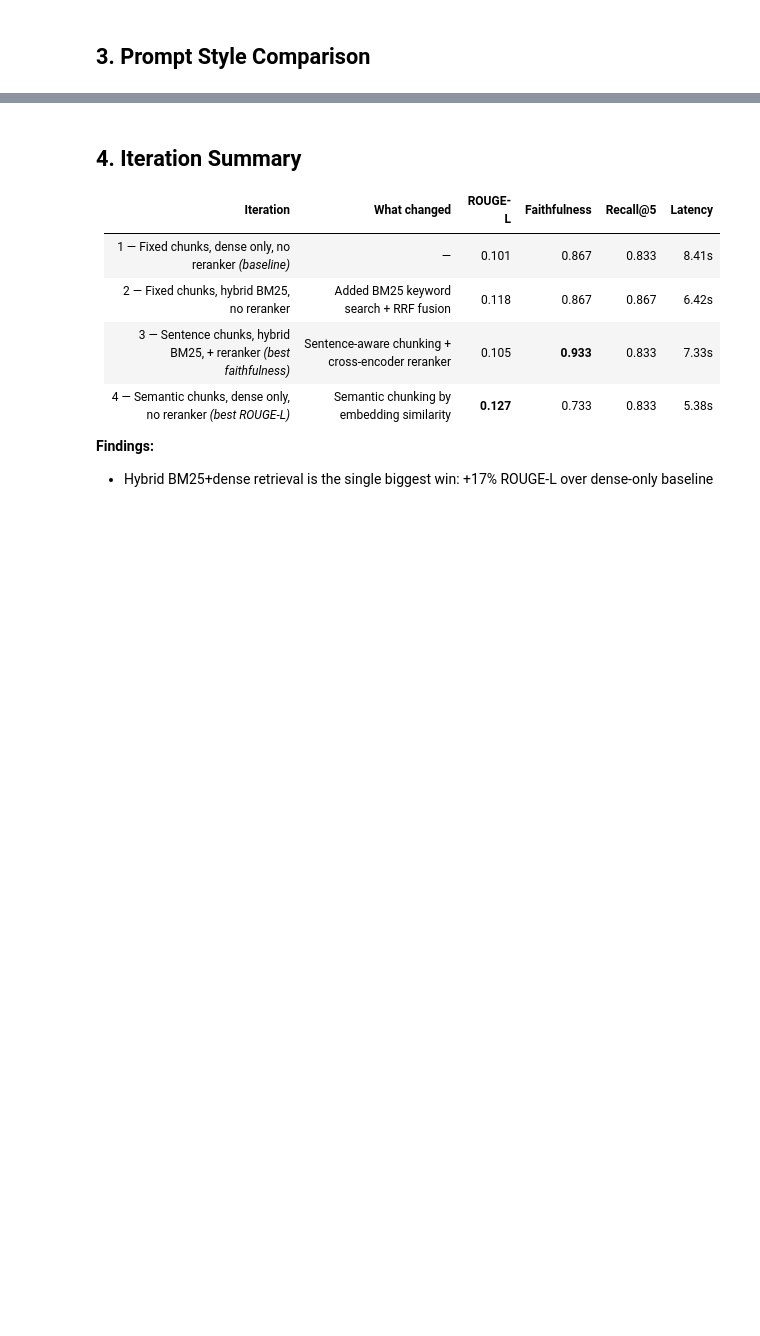
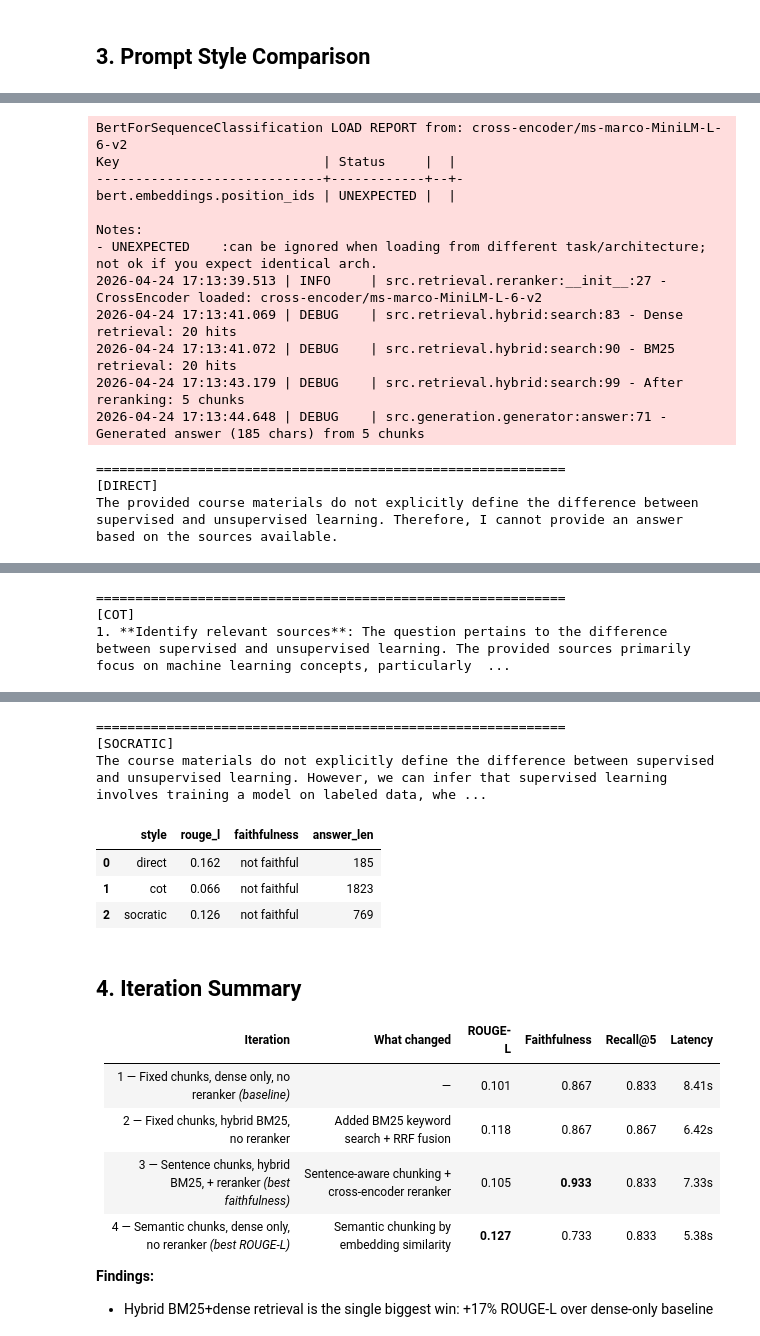
Before and after one commit to veronicaaguo/duke-study-rag, a Jupyter notebook: notebooks/evaluation.ipynb, the cells around one changed output, grey strips where cells are left out. Cells and saved outputs as stored; diff of their text form; code cells hidden in the pictures; blank space fills up the shorter version.

```diff
--- a/notebooks/evaluation.ipynb
+++ b/notebooks/evaluation.ipynb
@@ -107,8 +162,8 @@ vs = VectorStore(persist_dir='../data/processed/chroma')
 bm25 = BM25Retriever()
 # Load most recent BM25 index
 import glob
-pkls = sorted(glob.glob('../data/processed/bm25_*.pkl'))
-if pkls: bm25.load(pkls[-1])
+pkls = sorted(glob.glob('../data/processed/bm25_*.pkl'), key=lambda p: __import__('os').path.getmtime(p))
+if pkls: bm25.load(pkls[-1])  # most recently modified = full corpus index
 
 pipeline = HybridRetriever(vs, bm25, CrossEncoderReranker(), use_bm25=True, use_reranker=True)
 
@@ -128,3 +183,4 @@ for style in ['direct', 'cot', 'socratic']:
     print(f"\n{'='*60}\n[{style.upper()}]\n{result['answer'][:300]}")
 
 pd.DataFrame(rows)[['style','rouge_l','faithfulness','answer_len']]
+# %% [output]
@@ -130,0 +190,15 @@ pd.DataFrame(rows)[['style','rouge_l','faithfulness','answer_len']]
+BertForSequenceClassification LOAD REPORT from: cross-encoder/ms-marco-MiniLM-L-6-v2
+Key                          | Status     |  |
+-----------------------------+------------+--+-
+bert.embeddings.position_ids | UNEXPECTED |  |
+
+Notes:
+- UNEXPECTED    :can be ignored when loading from different task/architecture; not ok if you expect identical arch.
+2026-04-24 17:13:39.513 | INFO     | src.retrieval.reranker:__init__:27 - CrossEncoder loaded: cross-encoder/ms-marco-MiniLM-L-6-v2
+2026-04-24 17:13:41.069 | DEBUG    | src.retrieval.hybrid:search:83 - Dense retrieval: 20 hits
+2026-04-24 17:13:41.072 | DEBUG    | src.retrieval.hybrid:search:90 - BM25 retrieval: 20 hits
+2026-04-24 17:13:43.179 | DEBUG    | src.retrieval.hybrid:search:99 - After reranking: 5 chunks
+2026-04-24 17:13:44.648 | DEBUG    | src.generation.generator:answer:71 - Generated answer (185 chars) from 5 chunks
+============================================================
+[DIRECT]
+The provided course materials do not explicitly define the difference between supervised and unsupervised learning. Therefore, I cannot provide an answer based on the sources available.
@@ -130,0 +206,3 @@ pd.DataFrame(rows)[['style','rouge_l','faithfulness','answer_len']]
+============================================================
+[COT]
+1. **Identify relevant sources**: The question pertains to the difference between supervised and unsupervised learning. The provided sources primarily focus on machine learning concepts, particularly  ...
@@ -131,3 +210,10 @@ pd.DataFrame(rows)[['style','rouge_l','faithfulness','answer_len']]
+============================================================
+[SOCRATIC]
+The course materials do not explicitly define the difference between supervised and unsupervised learning. However, we can infer that supervised learning involves training a model on labeled data, whe ...
+|  | style | rouge_l | faithfulness | answer_len |
+| 0 | direct | 0.162 | not faithful | 185 |
+| 1 | cot | 0.066 | not faithful | 1823 |
+| 2 | socratic | 0.126 | not faithful | 769 |
 # %% [markdown]
 ## 4. Iteration Summary
 
```
Also changed, not shown: parts of 6 cells of this notebook.
